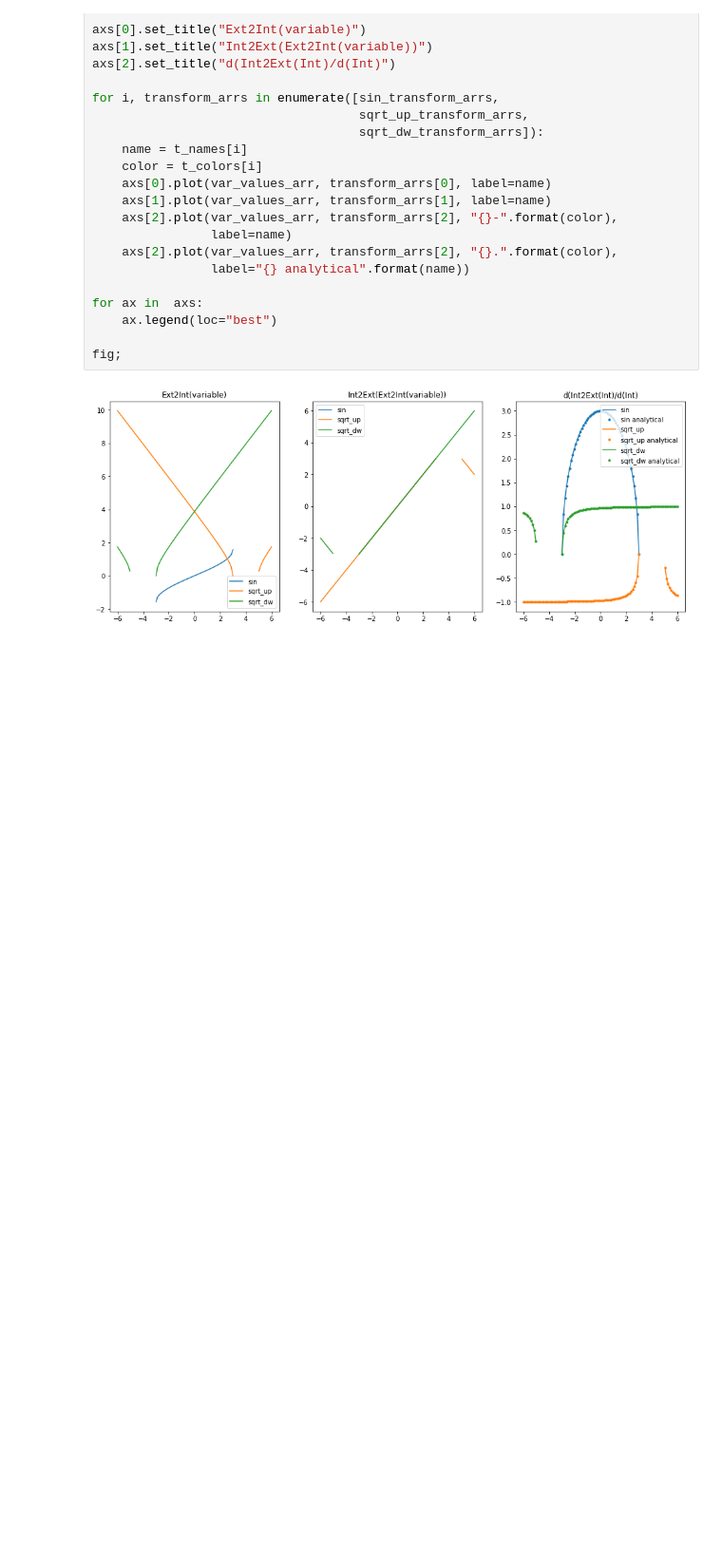
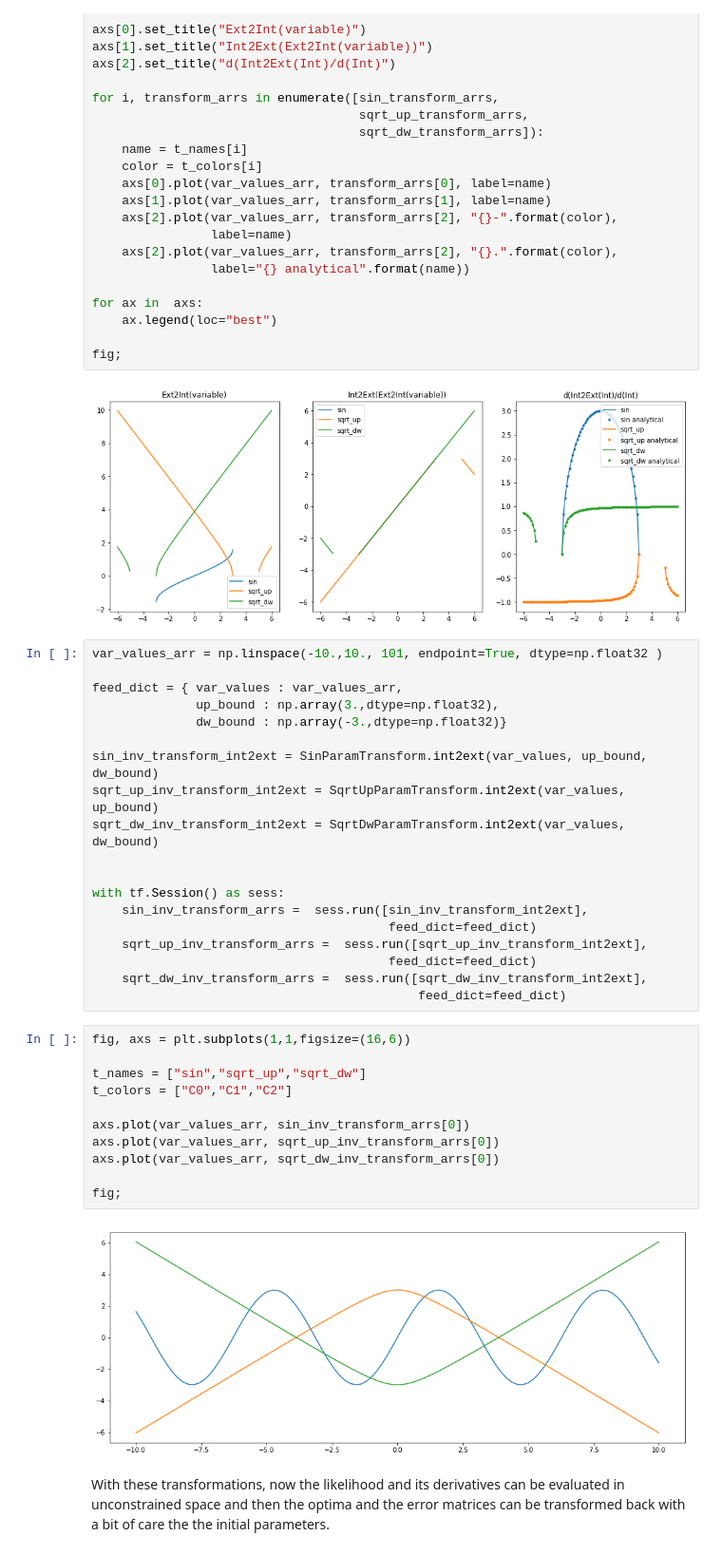
Before and after one commit to pablodecm/tensorflow_inference, a Jupyter notebook: notebooks/parameter_range_transformation.ipynb, the cells around one changed output. Shown: that part at 95% size. Saved outputs shown, nothing was run; the diff lists cells and outputs as text; blank space fills up the shorter version.

Commit message:
inverse transformations are more instructive

```diff
--- a/notebooks/parameter_range_transformation.ipynb
+++ b/notebooks/parameter_range_transformation.ipynb
@@ -139,3 +139,37 @@ for ax in  axs:
 fig;
 # %% [output]
 [figure]
+# %%
+var_values_arr = np.linspace(-10.,10., 101, endpoint=True, dtype=np.float32 )
+
+feed_dict = { var_values : var_values_arr,
+              up_bound : np.array(3.,dtype=np.float32),
+              dw_bound : np.array(-3.,dtype=np.float32)}
+
+sin_inv_transform_int2ext = SinParamTransform.int2ext(var_values, up_bound, dw_bound)
+sqrt_up_inv_transform_int2ext = SqrtUpParamTransform.int2ext(var_values, up_bound)
+sqrt_dw_inv_transform_int2ext = SqrtDwParamTransform.int2ext(var_values, dw_bound)
+
+
+with tf.Session() as sess:
+    sin_inv_transform_arrs =  sess.run([sin_inv_transform_int2ext],
+                                        feed_dict=feed_dict)
+    sqrt_up_inv_transform_arrs =  sess.run([sqrt_up_inv_transform_int2ext],
+                                        feed_dict=feed_dict)
+    sqrt_dw_inv_transform_arrs =  sess.run([sqrt_dw_inv_transform_int2ext],
+                                            feed_dict=feed_dict)
+# %%
+fig, axs = plt.subplots(1,1,figsize=(16,6))
+
+t_names = ["sin","sqrt_up","sqrt_dw"]
+t_colors = ["C0","C1","C2"]
+
+axs.plot(var_values_arr, sin_inv_transform_arrs[0])
+axs.plot(var_values_arr, sqrt_up_inv_transform_arrs[0])
+axs.plot(var_values_arr, sqrt_dw_inv_transform_arrs[0])
+
+fig;
+# %% [output]
+[figure, added]
+# %% [markdown]
+With these transformations, now the likelihood and its derivatives can be evaluated in unconstrained space and then the optima and the error matrices can be transformed back with a bit of care the the initial parameters.
```
